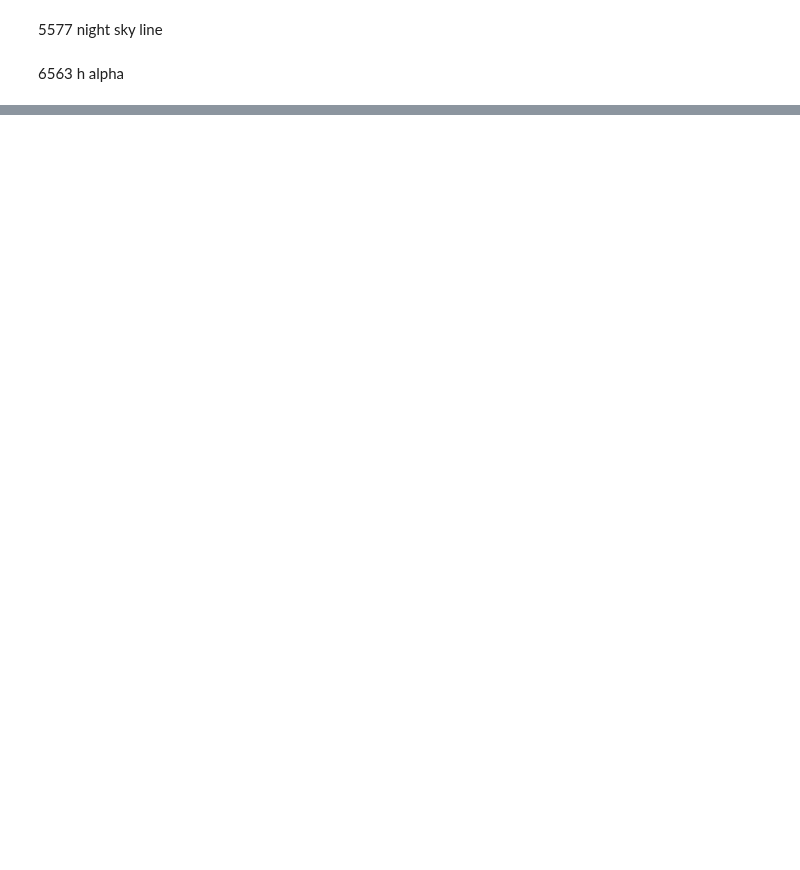
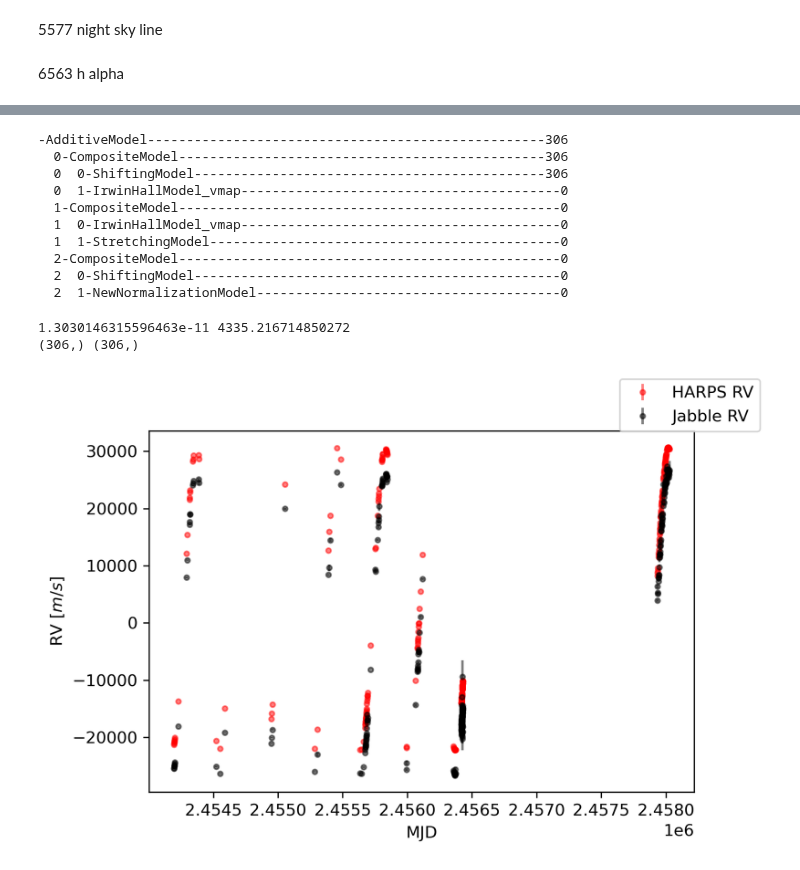
Before and after one commit to mdd423/wobble_jax, a Jupyter notebook: notebooks/02.1-51peg-plot.ipynb, the cells around one changed output, grey strips where cells are left out. Saved outputs shown, nothing was run; the diff lists cells and outputs as text; code cells hidden in the pictures; blank space fills up the shorter version.

```diff
--- a/notebooks/02.1-51peg-plot.ipynb
+++ b/notebooks/02.1-51peg-plot.ipynb
@@ -36,2 +40,4 @@ file_p = h5py.File("../data/51peg_e2ds.hdf5"   , "r")
 # %%
-file_p.keys()
+targ_vel = np.array(file_b['pipeline_rvs'])
+targ_err = np.array(file_b['pipeline_sigmas'])
+mjds = np.array(file_b['dates'])
@@ -47,8 +51,7 @@ def get_dataset(file,orders,device):
     init_shifts = []
     airmass = []
 
-
-    for iii in range(file["data"].shape[0]):
+    for iii in orders:
         for jjj in range(file["data"].shape[1]):
             ys.append(jnp.array(file["data"][iii,jjj,:]))
             xs.append(jnp.array(file["xs"][iii,jjj,:]))
@@ -60,13 +63,12 @@ def get_dataset(file,orders,device):
     init_shifts = jnp.array(init_shifts)
     airmass = jnp.array(airmass)
 
-    targ_rv, targ_err = jax.device_put(jnp.array(file['pipeline_rvs']),device), jax.device_put(jnp.array(file['pipeline_sigmas']),device)
-    dataset = jabble.dataset.Data(jabble.dataset.Data.from_lists(xs,ys,yivar,mask).dataframes)
+    dataset = jabble.dataset.Data.from_lists(xs,ys,yivar,mask)
     dataset.to_device(device)
     init_shifts = jax.device_put(init_shifts,device)
     airmass = jax.device_put(airmass,device)
 
-    return dataset, init_shifts, airmass, targ_rv, targ_err
+    return dataset, init_shifts, airmass
 # %%
 cpus = jax.devices("cpu")
 # gpus = jax.devices("gpu")
@@ -74,7 +91,8 @@ loss = jabble.loss.ChiSquare()
 # %%
-dataset_p, shifts_p, airmass_p, targ_rv_p, targ_err_p = get_dataset(file_p,0,cpus[0])
-model_name_p = os.path.join('..','out','24-04-03','peg51.mdl')
-model_p = jabble.model.load(model_name_p)
+order = 0
+dataset_b, shifts_b, airmass_b = get_dataset(file_b,[order],cpus[0])
+model_name_b = os.path.join('..','out','24-05-24','barnards_o{}.mdl'.format(order))
+model_b = jabble.model.load(model_name_b)
 # %% [markdown]
 5577 night sky line
 # %% [markdown]
@@ -108,35 +166,50 @@ def rv_plot(model,data,targ_vel,targ_err,mjds,model_name):
 
     epoches = len(data)
     epoch_range = np.arange(0, epoches, dtype=int)
-    fischer_info = f_info(model[1][0],model,data)
+    fischer_info = f_info(model[0][0],model,data)
 
     dvddx = jnp.array(
-        [jax.grad(jabble.physics.velocities)(x) for x in model_set[1][0].p]
+        [jax.grad(jabble.physics.velocities)(x) for x in model[0][0].p]
     )
     verr = np.sqrt(1 / fischer_info) * dvddx
-    estimate_vel = jabble.physics.velocities(model[1][0].p)
+    estimate_vel = jabble.physics.velocities(model[0][0].p)
     tv = targ_vel
     ev = estimate_vel
     ax.errorbar(
         mjds,
         tv,
-        targ_err
-        ".r",
+        targ_err,
+        fmt=".r",
         zorder=1,
         alpha=0.5,
         ms=6,
         label='HARPS RV'
     )
-    print(np.mean(targ_rv),estimate_vel.mean())
-    ax.errorbar(mjds,ev,verr,'.k',zorder=1,alpha=0.5,ms=6,label='Jabble RV')
+    print(np.mean(targ_vel),estimate_vel.mean())
+    print(verr.shape,ev.shape)
+    ax.errorbar(mjds,-ev,verr,fmt='.k',zorder=1,alpha=0.5,ms=6,label='Jabble RV')
     fig.legend()
     # ax.set_xlim(-0.5, epoches - 0.5)
     ax.set_ylabel("RV [$m/s$]")
     ax.set_xlabel( "MJD")
-    plt.savefig(os.path.join(out_dir, "02-{}-vel.png".format(model_name)))
+    plt.savefig(os.path.join(out_dir, "02-{}-vel.png".format(os.path.split(model_name))[-1]))
     plt.show()
 # %%
-rv_plot(model_p,dataset_p,targ_rv_p,targ_err_p,mjds,model_name_p)
+rv_plot(model_b,dataset_b,targ_vel,targ_err,mjds,model_name_b)
+# %% [output]
+-AdditiveModel---------------------------------------------------306
+  0-CompositeModel-----------------------------------------------306
+  0  0-ShiftingModel---------------------------------------------306
+  0  1-IrwinHallModel_vmap-----------------------------------------0
+  1-CompositeModel-------------------------------------------------0
+  1  0-IrwinHallModel_vmap-----------------------------------------0
+  1  1-StretchingModel---------------------------------------------0
+  2-CompositeModel-------------------------------------------------0
+  2  0-ShiftingModel-----------------------------------------------0
+  2  1-NewNormalizationModel---------------------------------------0
+1.3030146315596463e-11 4335.216714850272
+(306,) (306,)
+[figure, added]
 # %%
 def make_bary_plot(model,dataset,plt_epoches,lmin,lmax,lrange,plt_name,bcs):
     fig, axes = plt.subplots(2,len(plt_epoches),figsize=(4*len(plt_epoches),4),sharex=True,sharey='row',facecolor=(1, 1, 1),height_ratios=[4,1],dpi=200)
```
Also changed, not shown: parts of 8 cells of this notebook, 4 other files.
